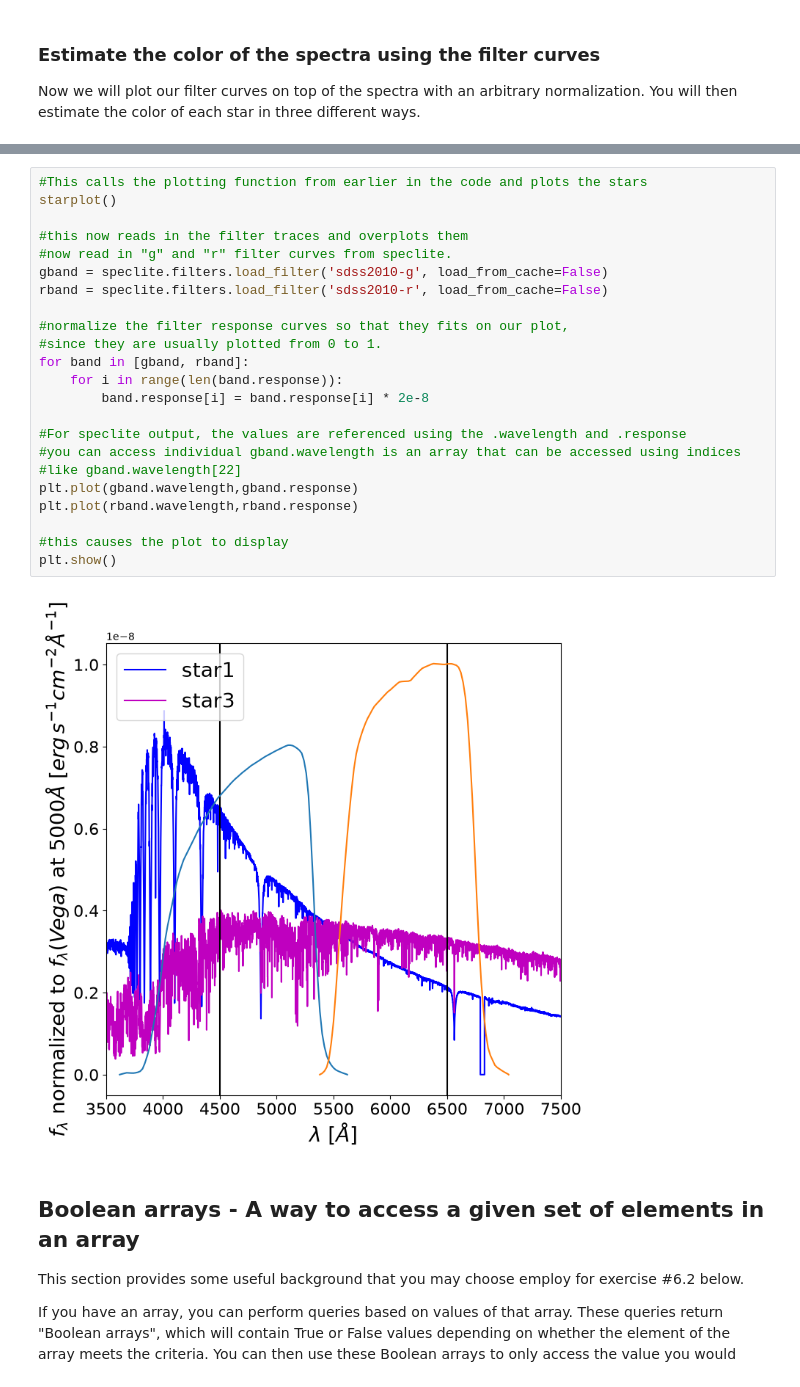
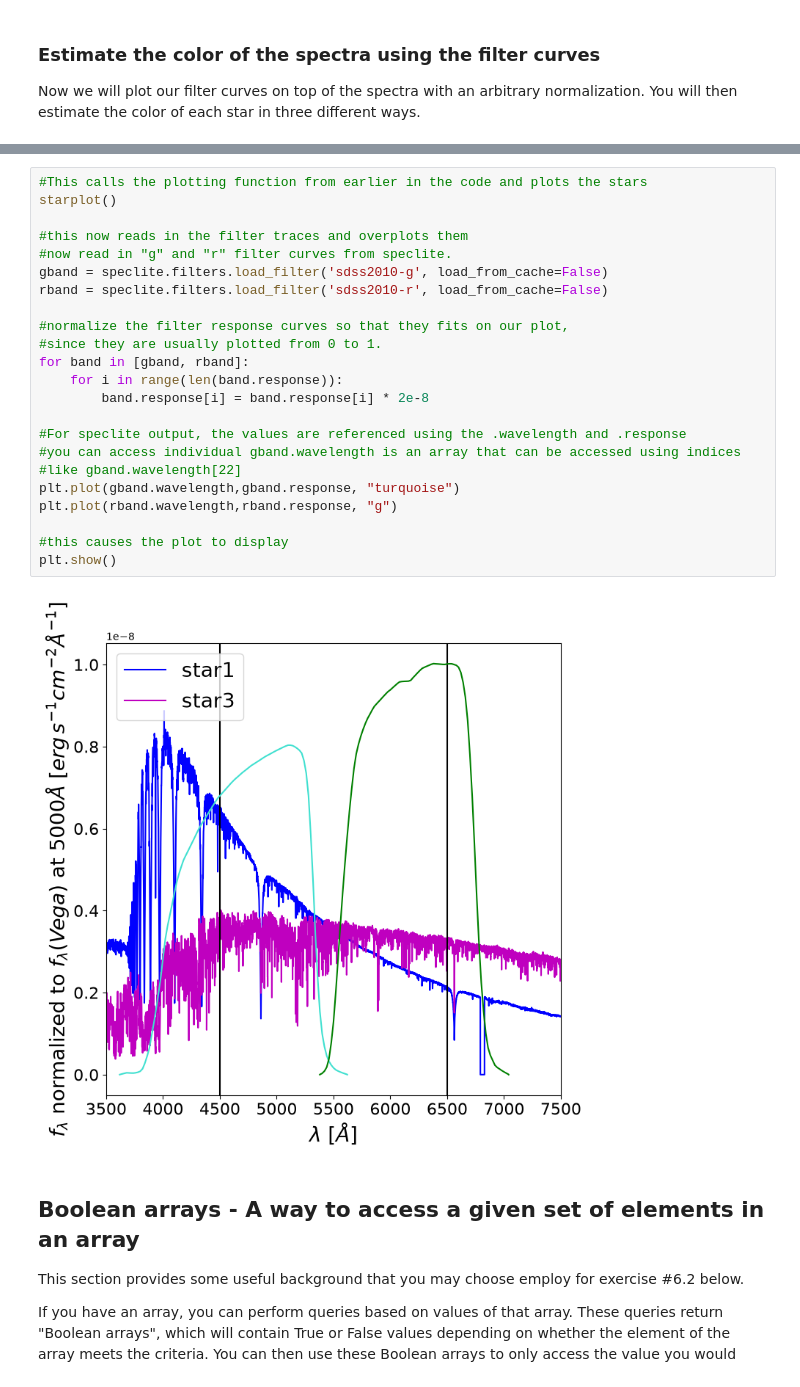
Before and after one commit to JHavens2187/Stellar-spectral-analysis, a Jupyter notebook: astr596-stellar-spectra-analysis-student.ipynb, the cells around one changed output, grey strips where cells are left out. Drawn from its saved outputs; the diff is of its cells as text.

```diff
--- a/astr596-stellar-spectra-analysis-student.ipynb
+++ b/astr596-stellar-spectra-analysis-student.ipynb
@@ -389,28 +391,28 @@ Loading filter response from "/home/j555h121/.local/share/mamba/envs/stenv/lib/p
 # %%
 #This calls the plotting function from earlier in the code and plots the stars
 starplot()
 
 #this now reads in the filter traces and overplots them
 #now read in "g" and "r" filter curves from speclite.
 gband = speclite.filters.load_filter('sdss2010-g', load_from_cache=False)
 rband = speclite.filters.load_filter('sdss2010-r', load_from_cache=False)
 
 #normalize the filter response curves so that they fits on our plot,
 #since they are usually plotted from 0 to 1.
 for band in [gband, rband]:
     for i in range(len(band.response)):
         band.response[i] = band.response[i] * 2e-8
 
 #For speclite output, the values are referenced using the .wavelength and .response
 #you can access individual gband.wavelength is an array that can be accessed using indices
 #like gband.wavelength[22]
-plt.plot(gband.wavelength,gband.response)
-plt.plot(rband.wavelength,rband.response)
+plt.plot(gband.wavelength,gband.response, "turquoise")
+plt.plot(rband.wavelength,rband.response, "g")
 
 #this causes the plot to display
 plt.show()
 # %% [output]
-[figure, old version]
+[figure, new version]
 # %% [markdown]
 ## Boolean arrays - A way to access a given set of elements in an array
 
```
Also changed, not shown: parts of 9 cells of this notebook.
